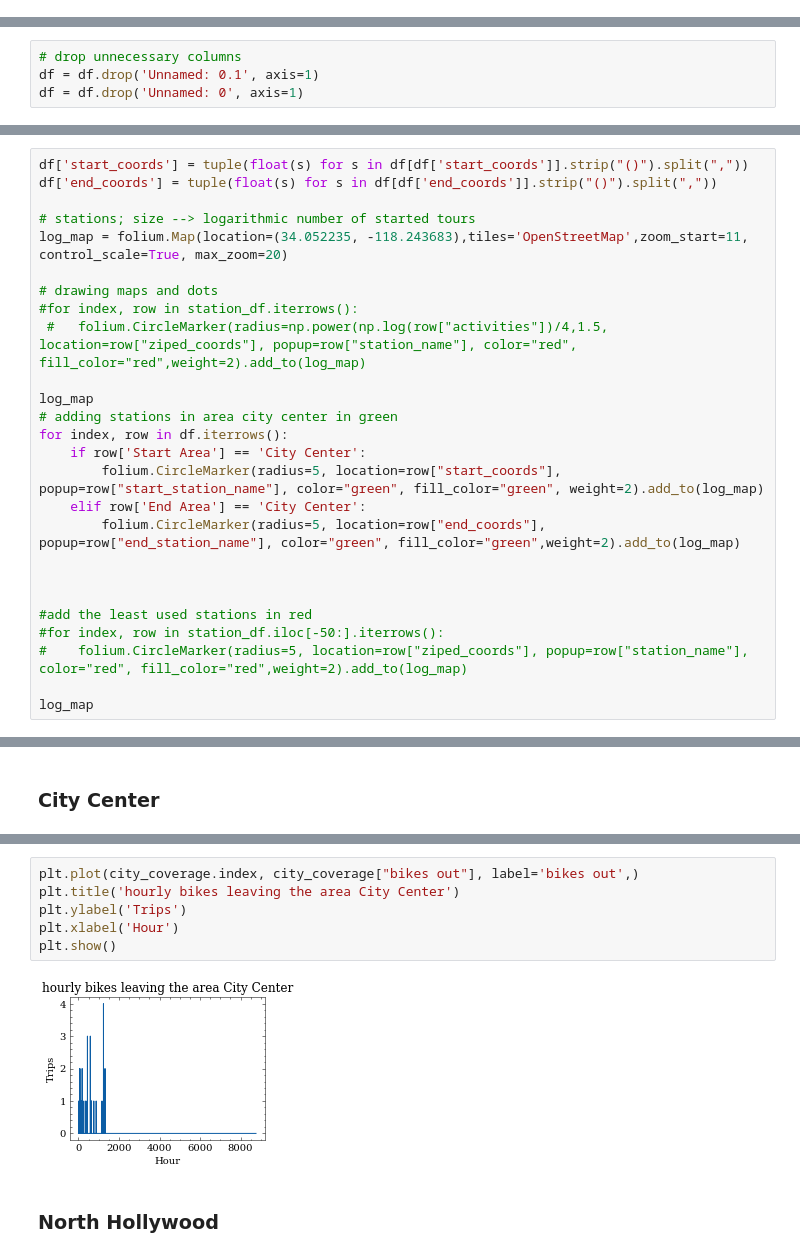
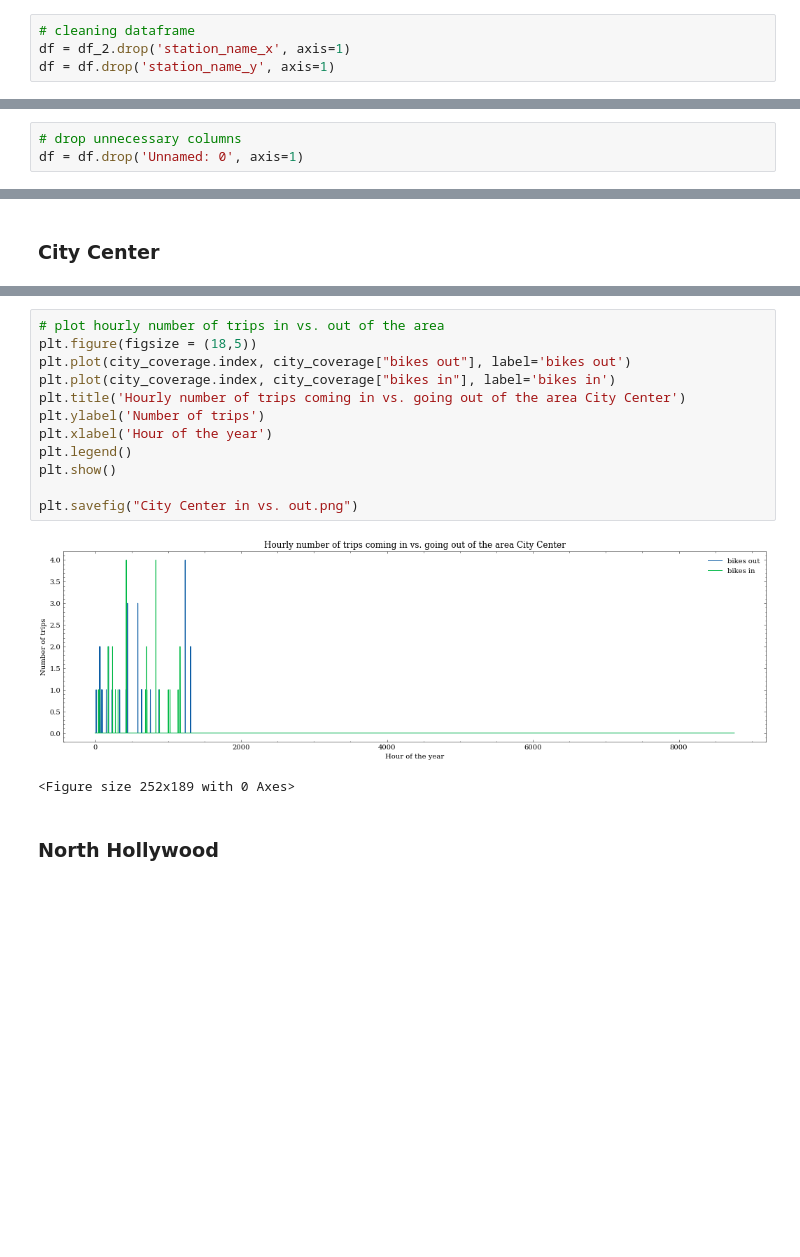
Before and after one commit to lzaruchas/grosse_maedchengruppe_AA2022, a Jupyter notebook: Lenas_Workspace/KPI coverage.ipynb, the cells around one changed output, grey strips where cells are left out. Saved outputs shown, nothing was run; the diff lists cells and outputs as text; blank space fills up the shorter version.

Commit message:
KPI coverage inhaltlich done

```diff
--- a/Lenas_Workspace/KPI coverage.ipynb
+++ b/Lenas_Workspace/KPI coverage.ipynb
@@ -23,0 +43,4 @@ df = pd.read_csv("la_incl_coordinates.csv", parse_dates=["start_time","end_time"
+# %%
+# cleaning dataframe
+df = df_2.drop('station_name_x', axis=1)
+df = df.drop('station_name_y', axis=1)
@@ -24,6 +52,5 @@ df = pd.read_csv("la_incl_coordinates.csv", parse_dates=["start_time","end_time"
 # %%
 # drop unnecessary columns
-df = df.drop('Unnamed: 0.1', axis=1)
 df = df.drop('Unnamed: 0', axis=1)
 # %% [markdown]
 ### Three main areas: City Centre, Beach and North Hollywood
@@ -80,26 +92,0 @@ dtype: object
-# %%
-df['start_coords'] = tuple(float(s) for s in df[df['start_coords']].strip("()").split(","))
-df['end_coords'] = tuple(float(s) for s in df[df['end_coords']].strip("()").split(","))
-
-# stations; size --> logarithmic number of started tours
-log_map = folium.Map(location=(34.052235, -118.243683),tiles='OpenStreetMap',zoom_start=11, control_scale=True, max_zoom=20)
-
-# drawing maps and dots
-#for index, row in station_df.iterrows():
- #   folium.CircleMarker(radius=np.power(np.log(row["activities"])/4,1.5, location=row["ziped_coords"], popup=row["station_name"], color="red", fill_color="red",weight=2).add_to(log_map)
-
-log_map
-# adding stations in area city center in green
-for index, row in df.iterrows():
-    if row['Start Area'] == 'City Center':
-        folium.CircleMarker(radius=5, location=row["start_coords"], popup=row["start_station_name"], color="green", fill_color="green", weight=2).add_to(log_map)
-    elif row['End Area'] == 'City Center':
-        folium.CircleMarker(radius=5, location=row["end_coords"], popup=row["end_station_name"], color="green", fill_color="green",weight=2).add_to(log_map)
-
-
-
-#add the least used stations in red
-#for index, row in station_df.iloc[-50:].iterrows():
-#    folium.CircleMarker(radius=5, location=row["ziped_coords"], popup=row["station_name"], color="red", fill_color="red",weight=2).add_to(log_map)
-
-log_map
@@ -293,11 +257,18 @@ city_coverage = city_cov1.fillna(0)
 # %%
-plt.plot(city_coverage.index, city_coverage["bikes out"], label='bikes out',)
-plt.title('hourly bikes leaving the area City Center')
-plt.ylabel('Trips')
-plt.xlabel('Hour')
+# plot hourly number of trips in vs. out of the area
+plt.figure(figsize = (18,5))
+plt.plot(city_coverage.index, city_coverage["bikes out"], label='bikes out')
+plt.plot(city_coverage.index, city_coverage["bikes in"], label='bikes in')
+plt.title('Hourly number of trips coming in vs. going out of the area City Center')
+plt.ylabel('Number of trips')
+plt.xlabel('Hour of the year')
+plt.legend()
 plt.show()
+
+plt.savefig("City Center in vs. out.png")
 # %% [output]
-[figure, old version]
+[figure, new version]
+<Figure size 252x189 with 0 Axes>
 # %% [markdown]
 ### North Hollywood
 # %%
```
Also changed, not shown: parts of 17 cells of this notebook, 6 other files.
